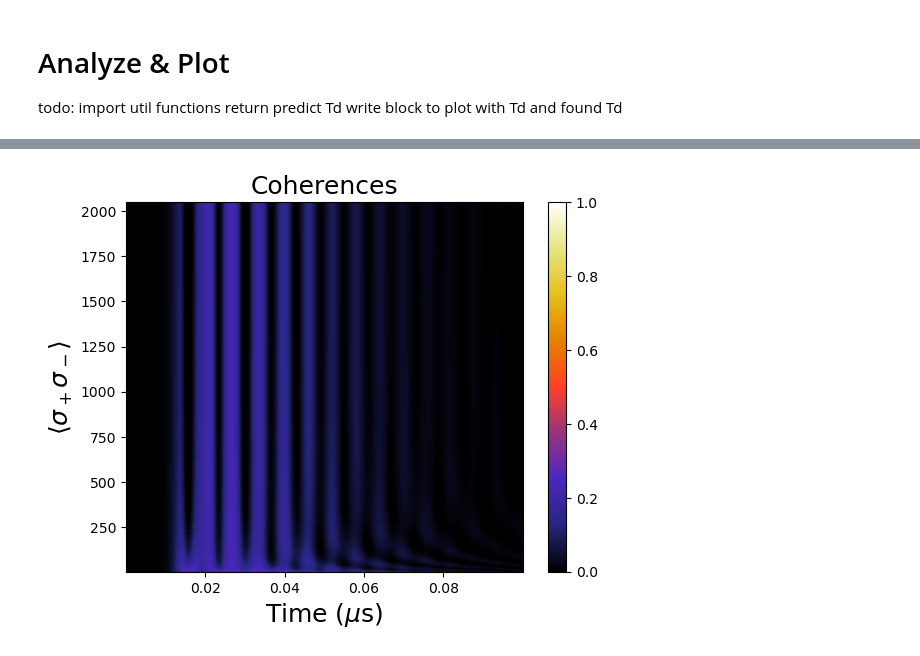
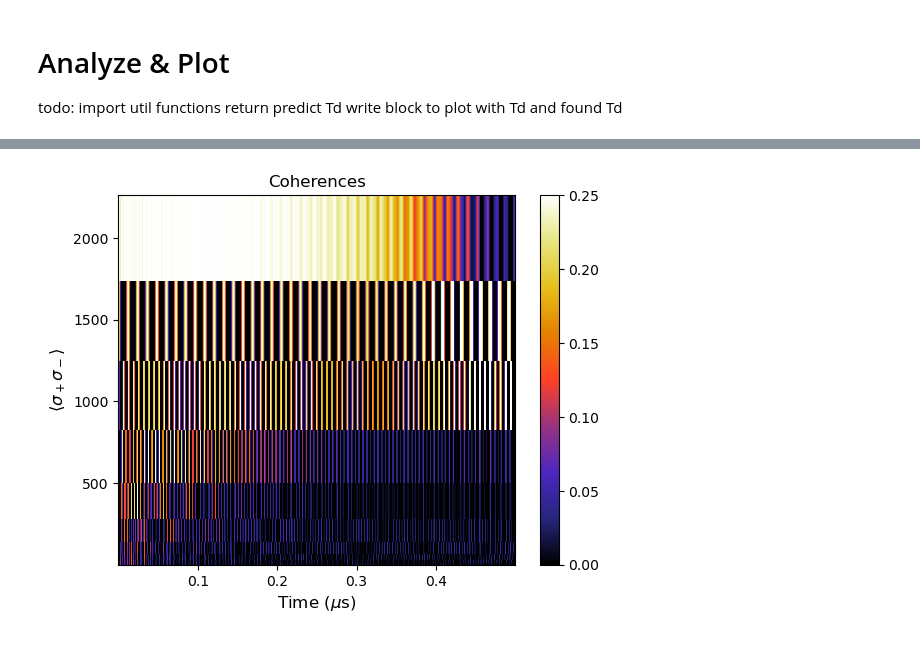
Before and after one commit to VodkaSin/Cuda_C_spin_sync, a Jupyter notebook: CUDA_code/cuda_run.ipynb, the cells around one changed output, grey strips where cells are left out. Drawn from its saved outputs; the diff is of its cells as text; code cells hidden in the pictures.

```diff
--- a/CUDA_code/cuda_run.ipynb
+++ b/CUDA_code/cuda_run.ipynb
@@ -126,7 +118,8 @@ write block to plot with Td and found Td
 #         [2]: coherence
 #         [3]: photons
 #############################################################
-results = utils.read_results("k50N5SS") # Input: file handle
+results = utils.read_results("k10N5_0.5_0_kappa160") # Input: file handle
+detuning_values_1d = np.loadtxt("Detuning.dat")
 # %%
 #############################################################
 # Plots intracavity field
@@ -146,5 +139,5 @@ utils.plot_heat(results[0],detuning_values_1d, np.rot90(results[1]), -1.0,1.0,
 # %%
-utils.plot_heat(results[0],detuning_values_1d, np.rot90(results[2]), 0.0,1.0,
+utils.plot_heat(results[0],detuning_values_1d, np.rot90(results[2]), 0.0,0.25,
                 "Coherences", "Time ($\mu$s)", "$\langle\sigma_+\sigma_-\\rangle$")
 # %% [output]
-[figure, old version]
+[figure, new version]
```
Also changed, not shown: parts of 3 cells of this notebook, 2 other files.
